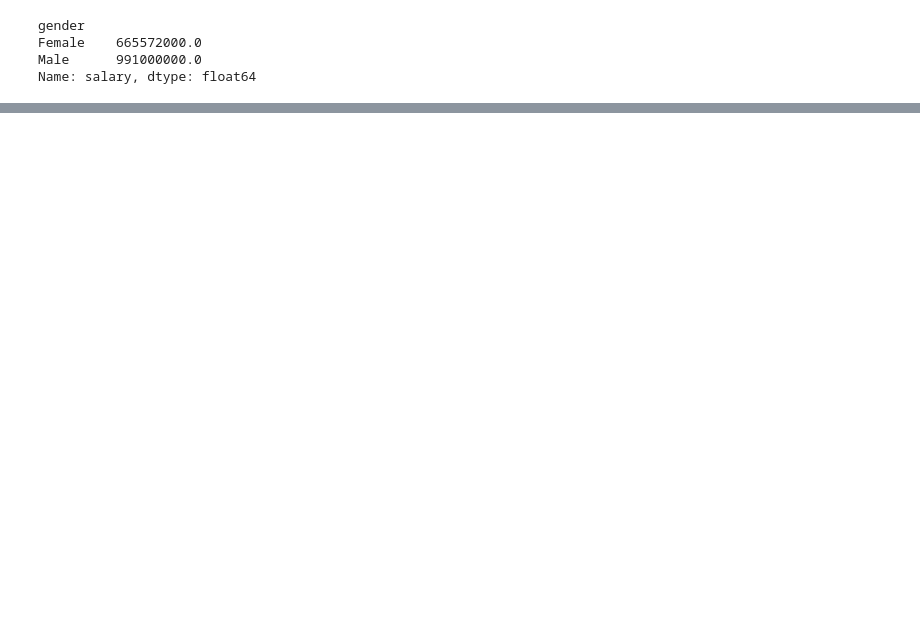
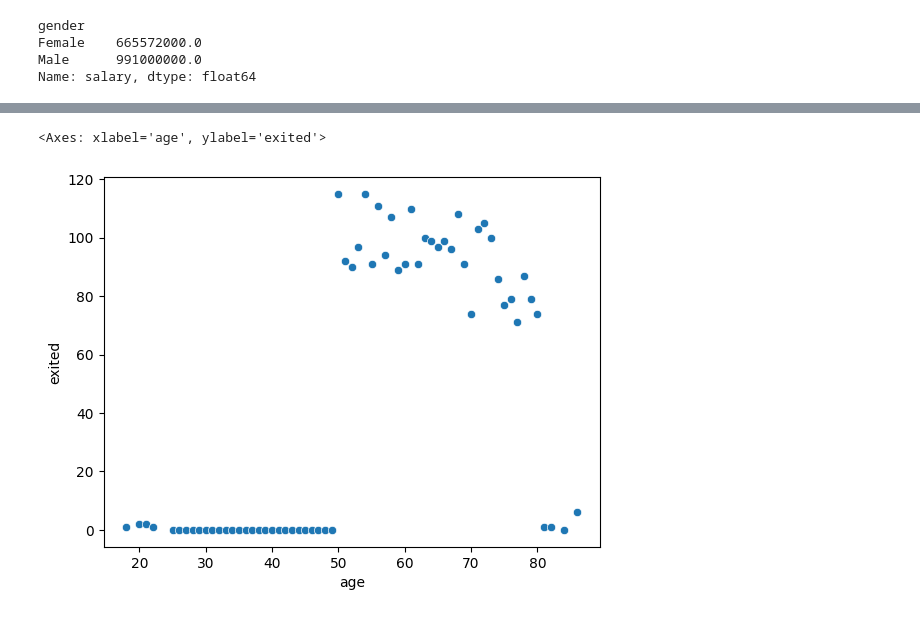
Before and after one commit to Subodhoraw/data-cleanning-, a Jupyter notebook: bank data attrition cleaning.ipynb, the cells around one changed output, grey strips where cells are left out. Saved outputs shown, nothing was run; the diff lists cells and outputs as text; code cells hidden in the pictures; blank space fills up the shorter version.

```diff
--- a/bank data attrition cleaning.ipynb
+++ b/bank data attrition cleaning.ipynb
@@ -511,0 +704,8 @@ Name: salary, dtype: float64
+# %%
+df3 = df.groupby('age')['exited'].sum().reset_index()
+df3
+#plt.scatter(x = df3['age'],y =df3['exited'])
+sns.scatterplot(data = df3,x='age',y='exited')
+# %% [output]
+<Axes: xlabel='age', ylabel='exited'>
+[figure, added]
```
Also changed, not shown: parts of 26 cells of this notebook.
